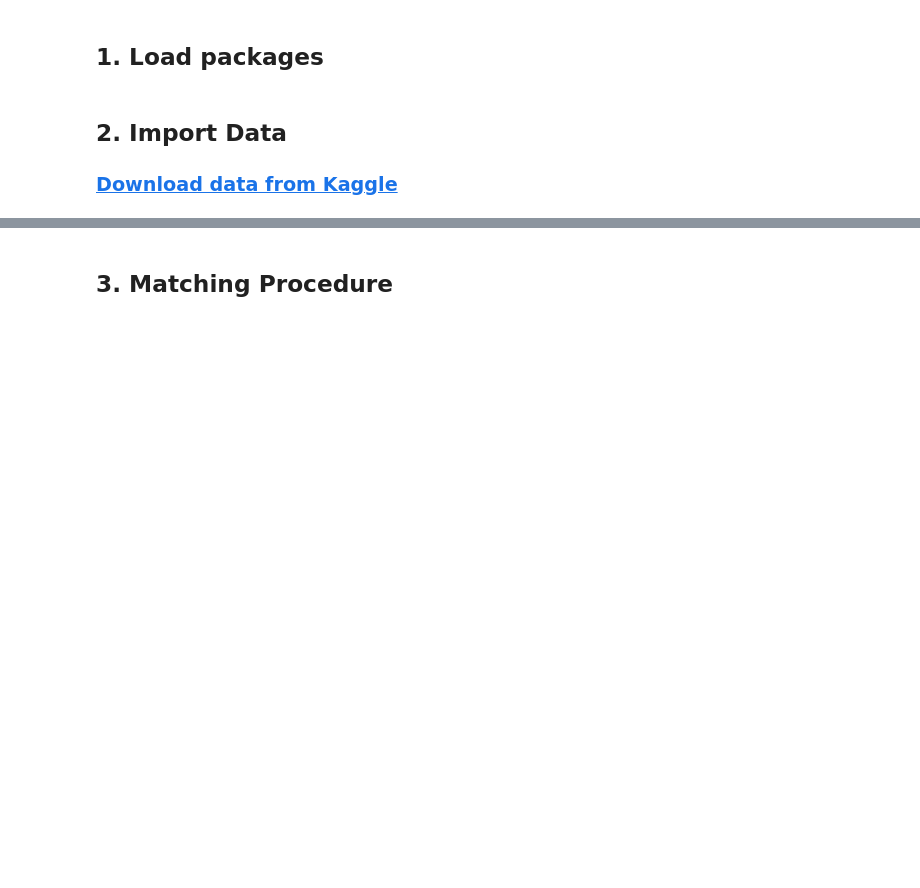
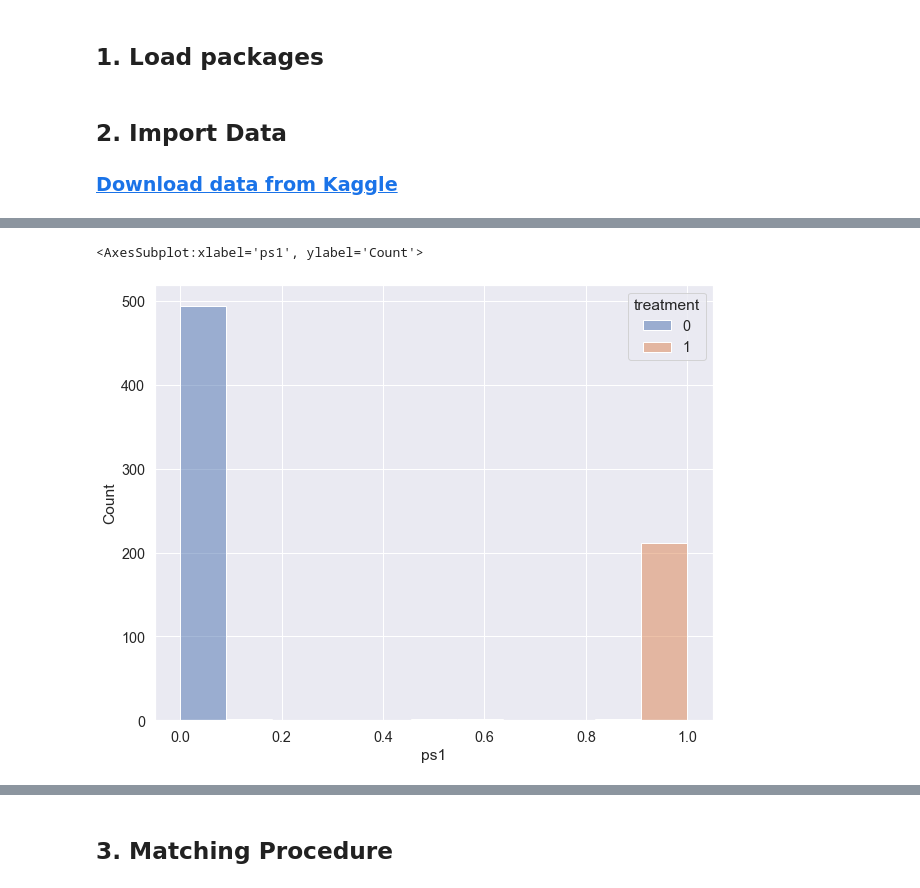
Before and after one commit to 2joonh2/KCB-Mealtable, a Jupyter notebook: python-psm/propensity-score-matching-in-python.ipynb, the cells around one changed output, grey strips where cells are left out. Cells and saved outputs as stored; diff of their text form; code cells hidden in the pictures; blank space fills up the shorter version.

```diff
--- a/python-psm/propensity-score-matching-in-python.ipynb
+++ b/python-psm/propensity-score-matching-in-python.ipynb
@@ -28,0 +143,17 @@ df.head()
+# %%
+# adding 'min_req' here makes matching not working - because treatment is derived from min_req
+# there is no overlap and thus matching will not work
+X1 = df[['min_req', 'prom_length', 'price', 'discount_pct', 'coupon_duration', 'featured','limited_supply']]
+y = df['treatment']
+
+# use logistic regression to calculate the propensity scores
+lr1 = LogisticRegression(max_iter=1000)
+lr1.fit(X1, y)
+
+pred_prob1 = lr1.predict_proba(X1)  # probabilities for classes
+df['ps1'] = pred_prob1[:, 1]
+
+sns.histplot(data=df, x='ps1', hue='treatment')
+# %% [output]
+<AxesSubplot:xlabel='ps1', ylabel='Count'>
+[figure, added]
```
Also changed, not shown: parts of 26 cells of this notebook, 1 other file.
